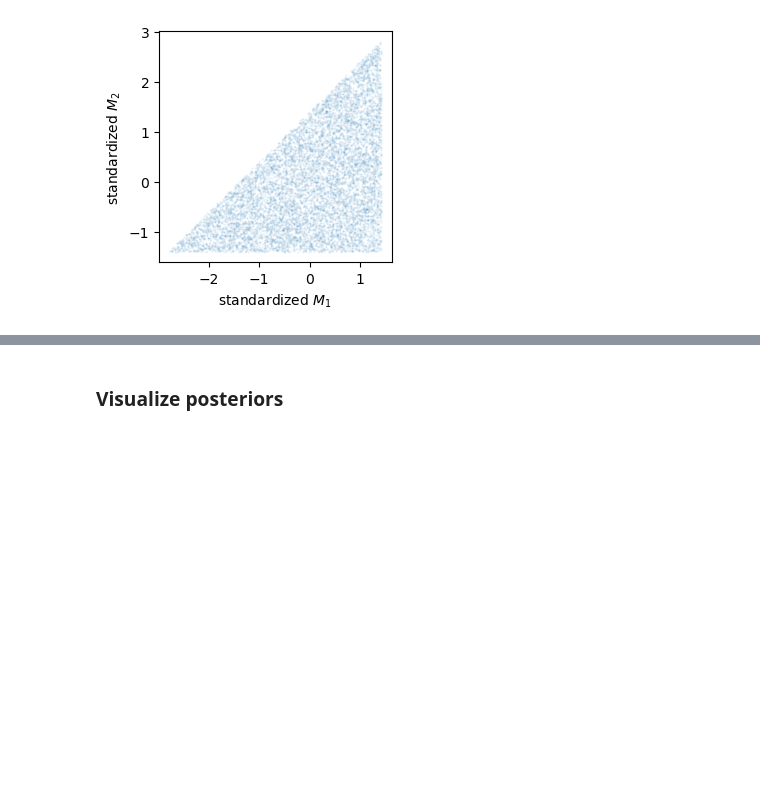
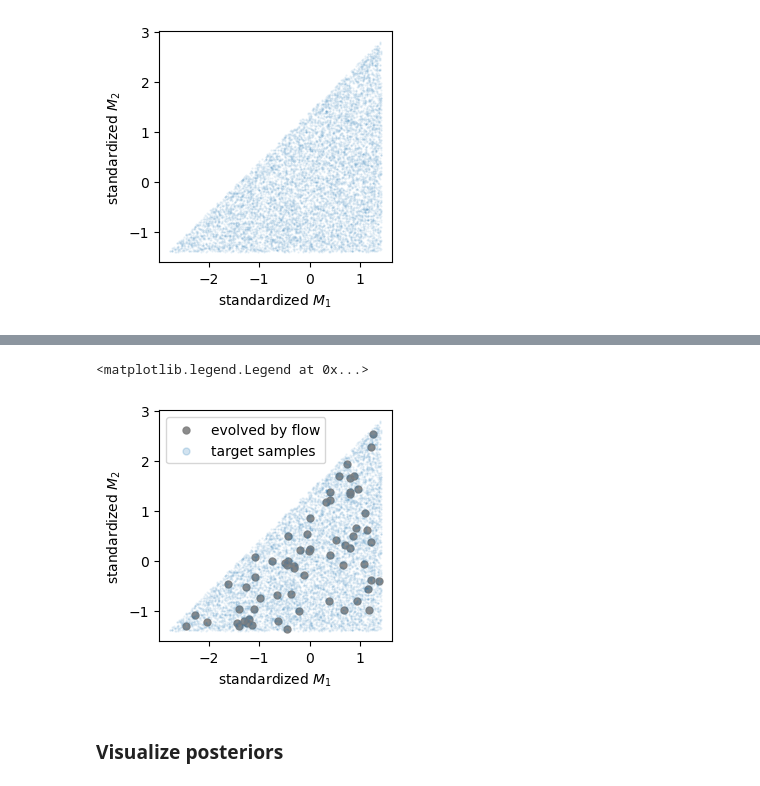
Before and after one commit to odsl-team/genAI-Days, a Jupyter notebook: 02_flow_matching/flow_matching.ipynb, the cells around one changed output, grey strips where cells are left out. Drawn from its saved outputs; the diff is of its cells as text; code cells hidden in the pictures; blank space fills up the shorter version.

```diff
--- a/02_flow_matching/flow_matching.ipynb
+++ b/02_flow_matching/flow_matching.ipynb
@@ -455,3 +630,17 @@ plt.show()
+# %%
+plt.figure(figsize=(3,3))
+plt.scatter(*z_samples[1].T.detach().cpu(),100,marker='.',alpha=.9,color='grey',label='evolved by flow')
+# plt.scatter(*z_samples[0].T.detach().cpu(),100,marker='.',alpha=.9,color='r',label='noise')
+
+plt.scatter(*waveform_dataset.parameters.T,1,marker='.',alpha=.1)
+plt.scatter([],[],100,color='C0',marker='.',alpha=.2,label='target samples') # Let the label be a bit bigger
+
+plt.xlabel('standardized $M_1$')
+plt.ylabel('standardized $M_2$')
+plt.legend()
+# %% [output]
+<matplotlib.legend.Legend at 0x...>
+[figure, added]
 # %% [markdown]
 ### Visualize posteriors
 # %%
```
Also changed, not shown: parts of 71 cells of this notebook.
